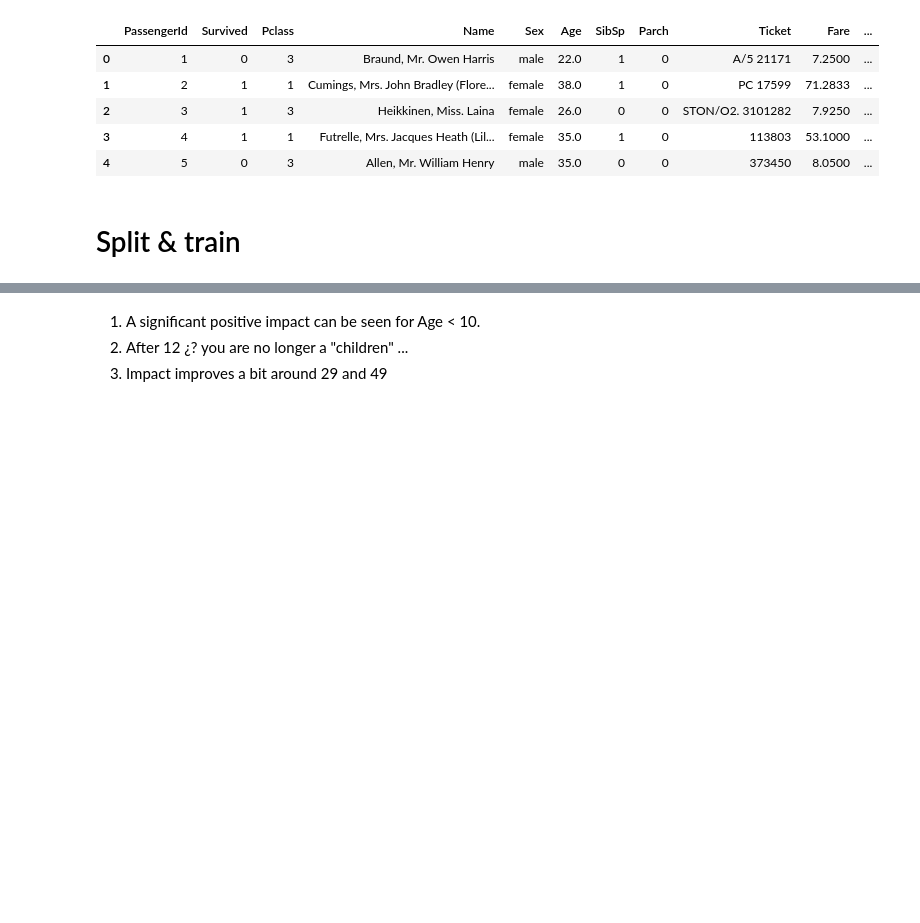
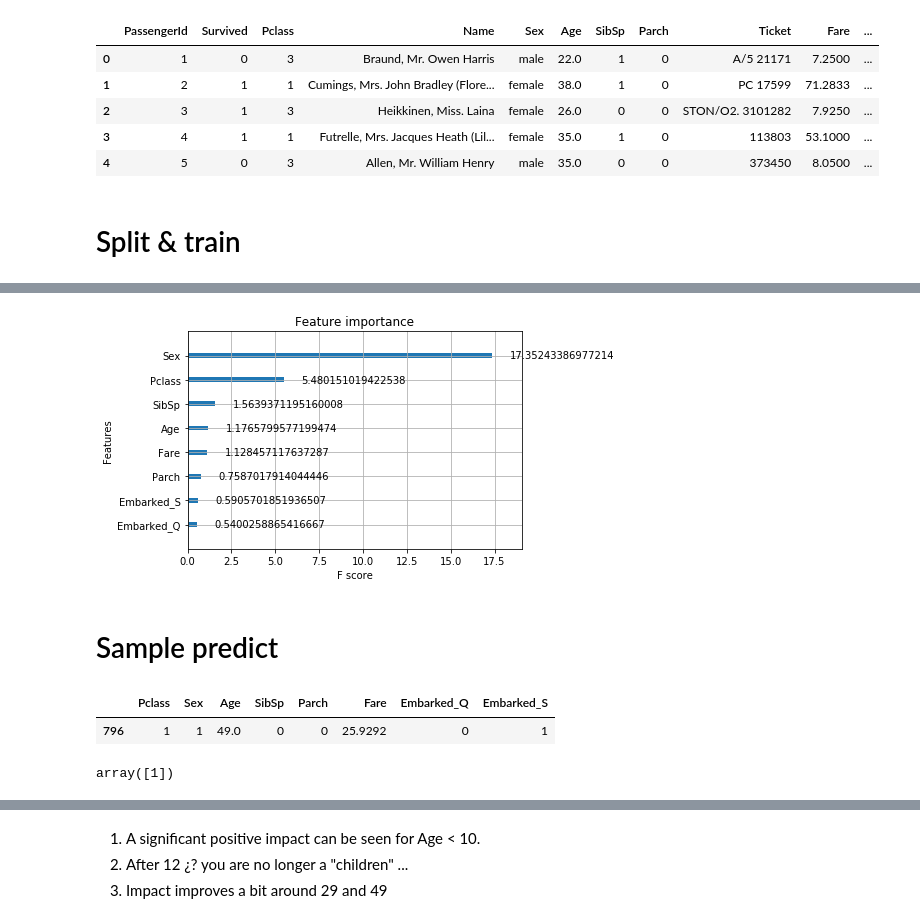
Before and after one commit to Rmwak/t3chfest_madrid_2019_interpretability, a Jupyter notebook: notebook/[Toy example] Titanic.ipynb, the cells around one changed output, grey strips where cells are left out. Drawn from its saved outputs; the diff is of its cells as text; code cells hidden in the pictures; blank space fills up the shorter version.

```diff
--- a/notebook/[Toy example] Titanic.ipynb
+++ b/notebook/[Toy example] Titanic.ipynb
@@ -56,0 +79,16 @@ XGBClassifier(base_score=0.5, booster='gbtree', colsample_bylevel=1,
+# %%
+plot_importance(xgb, importance_type="gain")
+plt.show()
+# %% [output]
+[figure, added]
+# %% [markdown]
+# Sample predict
+# %%
+X_valid.iloc[[112]]
+# %% [output]
+|  | Pclass | Sex | Age | SibSp | Parch | Fare | Embarked_Q | Embarked_S |
+| 796 | 1 | 1 | 49.0 | 0 | 0 | 25.9292 | 0 | 1 |
+# %%
+xgb.predict(X_valid.iloc[[112]])
+# %% [output]
+array([1])
```
Also changed, not shown: parts of 37 cells of this notebook, 5 other files.
